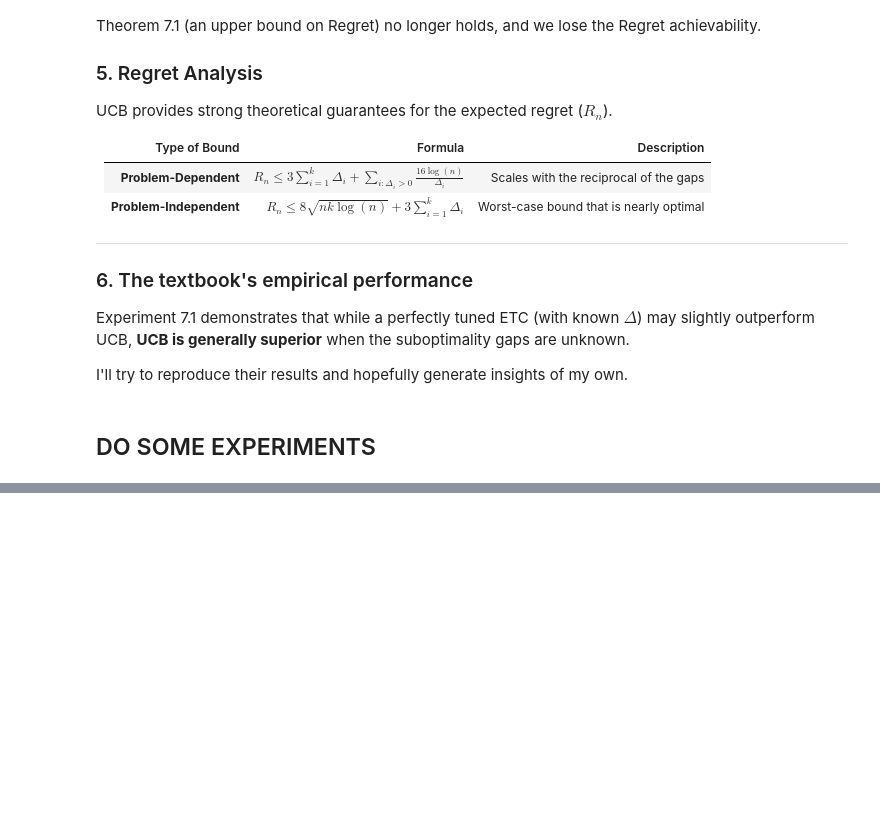
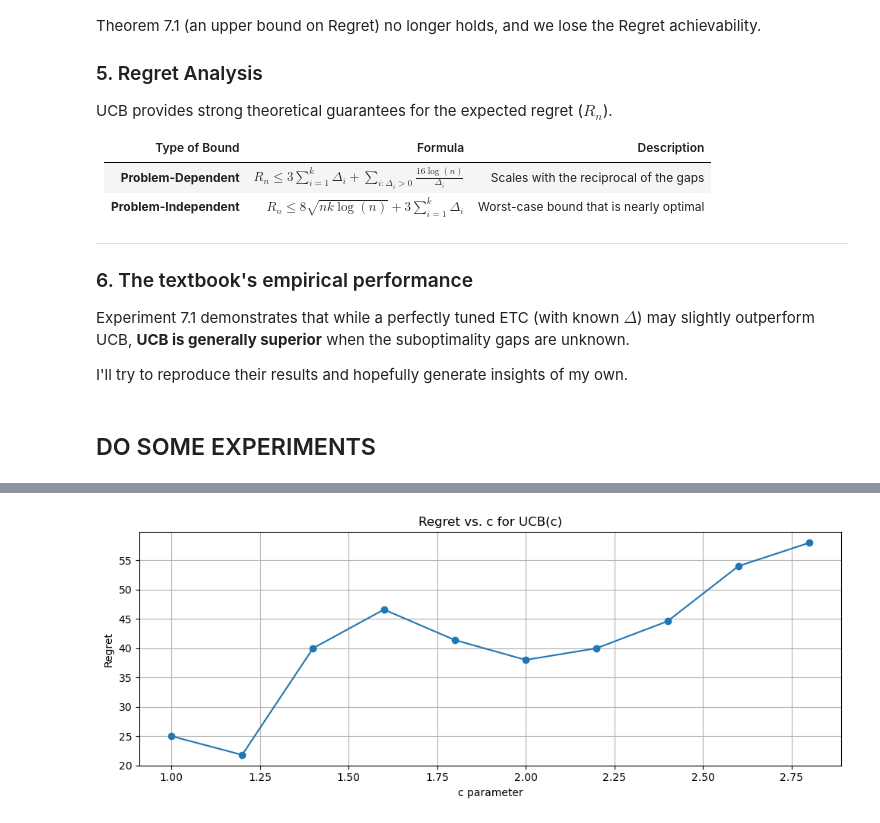
Before and after one commit to sun-ruiheng/MA4198, a Jupyter notebook: ucb.ipynb, the cells around one changed output, grey strips where cells are left out. Cells and saved outputs as stored; diff of their text form; code cells hidden in the pictures; blank space fills up the shorter version.

```diff
--- a/ucb.ipynb
+++ b/ucb.ipynb
@@ -185,22 +185,25 @@ def compute_regret(rewards, means):
     return t * optimal_mean - np.sum(rewards)
 
 # --- sweep c values and compute regret ---
-def regret_vs_c(means, delta, horizon):
+def regret_vs_c(means, delta, horizon, reps=5):
     c_values = np.arange(1, 3, 0.2)
     regrets = []
 
     for c in c_values:
-        agent = UCBdelta(len(means), delta, c)
-        env = BernoulliBandit(means)
+        tot_regret = 0
+        for rep in range(reps):
+            agent = UCBdelta(len(means), delta, c)
+            env = BernoulliBandit(means)
 
-        rewards = []
-        for _ in range(horizon):
-            arm = agent.select_arm()
-            r = env.pull(arm)
-            agent.update(arm, r)
-            rewards.append(r)
+            rewards = []
+            for _ in range(horizon):
+                arm = agent.select_arm()
+                r = env.pull(arm)
+                agent.update(arm, r)
+                rewards.append(r)
+            tot_regret += compute_regret(rewards, means)
 
-        regrets.append(compute_regret(rewards, means))
+        regrets.append(tot_regret/reps)
 
     return c_values, regrets
 
@@ -214,3 +217,11 @@ def plot_regret_vs_c(c_values, regrets):
     plt.grid(True)
     plt.tight_layout()
     plt.show()
+# %%
+means=[0.3, 0.2,0.9]
+horizon=5000
+delta = 1/horizon
+c_values, regrets = regret_vs_c(means,delta,horizon)
+plot_regret_vs_c(c_values, regrets)
+# %% [output]
+[figure, added]
```
Also changed, not shown: parts of 7 cells of this notebook.
